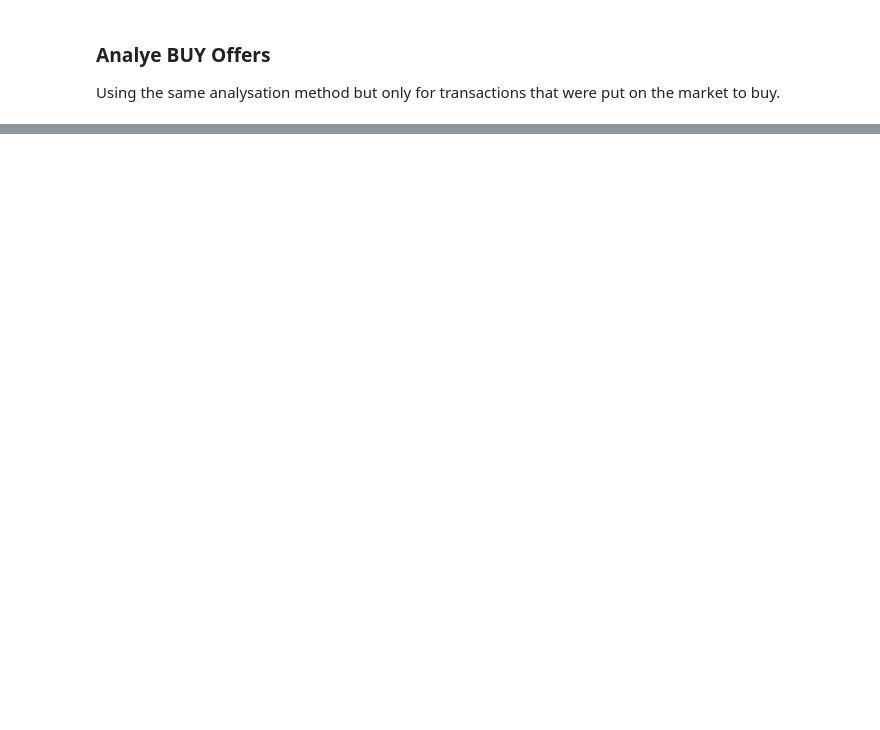
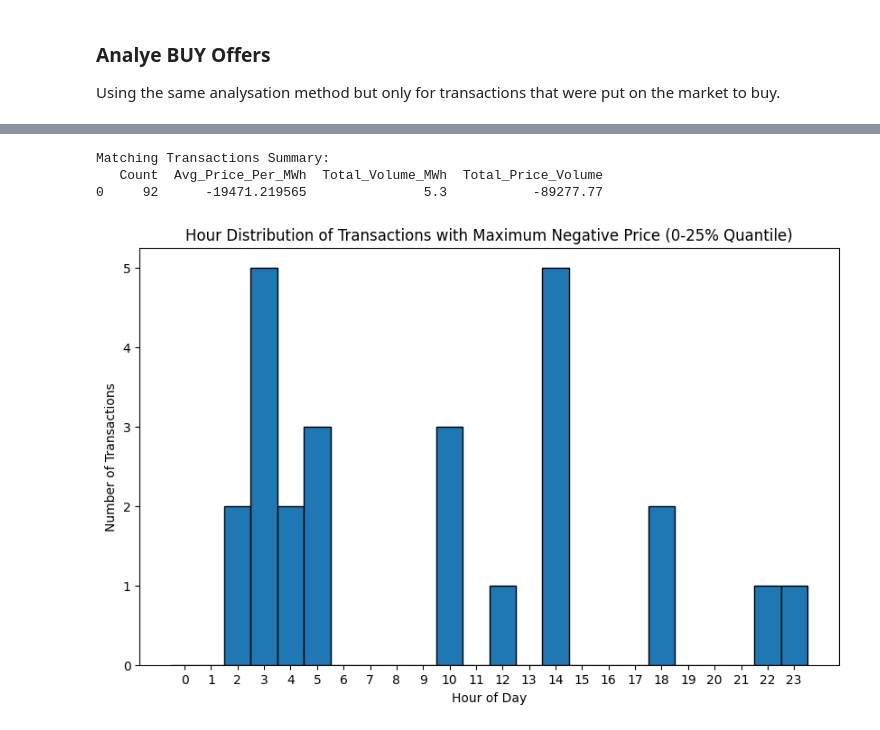
Before and after one commit to MarcelDeufel/Electricity-Buy-and-Sell-Agent, a Jupyter notebook: agent_monorepo/data-analysis.ipynb, the cells around one changed output, grey strips where cells are left out. Cells and saved outputs as stored; diff of their text form; code cells hidden in the pictures; blank space fills up the shorter version.

```diff
--- a/agent_monorepo/data-analysis.ipynb
+++ b/agent_monorepo/data-analysis.ipynb
@@ -626,0 +995,79 @@ len(df)
+# %%
+
+# ===== Preprocessing and Filtering =====
+
+# Work on a copy of the original dataframe
+df = filtered_negative_large_time_diff.copy()
+
+# Convert timestamp columns to datetime
+df["DeliveryStart"] = pd.to_datetime(df["DeliveryStart"], errors="coerce")
+df["DeliveryEnd"] = pd.to_datetime(df["DeliveryEnd"], errors="coerce")
+
+# Calculate the duration of the transaction in hours
+df["Duration_Hours"] = (df["DeliveryEnd"] - df["DeliveryStart"]).dt.total_seconds() / 3600
+
+# Filter out rows with invalid (zero or negative) durations
+df = df[df["Duration_Hours"] > 0].copy()
+
+# Calculate Volume Per Hour
+df["Volume_Per_Hour"] = df["Volume"] / df["Duration_Hours"]
+
+# ===== Filtering Based on Price Quantile and Volume =====
+
+# Step 1: Filter transactions that are in the 0%-1% price quantile.
+low_price_quantile_transactions = df[df["Price_Quantile"] == "0%-1%"].copy()
+
+# Step 2: Further filter for low volume transactions (Volume_Per_Hour <= 0.2 MWh)
+matching_transactions = low_price_quantile_transactions[
+    low_price_quantile_transactions["Volume_Per_Hour"] <= 0.2
+].copy()
+
+# (Optional) Print an aggregated summary of these matching transactions.
+matching_summary = pd.DataFrame({
+    "Count": [len(matching_transactions)],
+    "Avg_Price_Per_MWh": [matching_transactions["price_per_mwh"].mean()],
+    "Total_Volume_MWh": [matching_transactions["Volume"].sum()],
+    "Total_Price_Volume": [matching_transactions["Price"].sum()]
+})
+print("Matching Transactions Summary:")
+print(matching_summary)
+
+# ===== Identify Transactions with Maximum Negative Price (0-25% Quantile) =====
+
+if not matching_transactions.empty:
+    # Create quartile bins (4 bins: 0-25%, 25-50%, 50-75%, 75-100%) based on price_per_mwh
+    matching_transactions['Price_Quantile_Bin'] = pd.qcut(
+        matching_transactions["price_per_mwh"], q=4, duplicates='drop'
+    )
+
+    # The lowest quantile (first bin) represents the 0-25% quantile,
+    # i.e. transactions with the most negative (lowest) prices.
+    lowest_bin = matching_transactions['Price_Quantile_Bin'].cat.categories[0]
+    transactions_lowest_quantile = matching_transactions[
+        matching_transactions['Price_Quantile_Bin'] == lowest_bin
+    ].copy()
+else:
+    transactions_lowest_quantile = pd.DataFrame()
+
+# ===== Plot the Time Distribution =====
+
+if not transactions_lowest_quantile.empty:
+    # Extract the hour of day from the DeliveryStart timestamp.
+    transactions_lowest_quantile["Hour"] = transactions_lowest_quantile["DeliveryStart"].dt.hour
+
+    # Plot a histogram of the number of transactions by hour of day.
+    plt.figure(figsize=(10, 6))
+    # Use bins from -0.5 to 23.5 so that each integer hour is centered.
+    plt.hist(transactions_lowest_quantile["Hour"], bins=np.arange(-0.5, 24, 1), edgecolor='black')
+    plt.title("Hour Distribution of Transactions with Maximum Negative Price (0-25% Quantile)")
+    plt.xlabel("Hour of Day")
+    plt.ylabel("Number of Transactions")
+    plt.xticks(range(0, 24))
+    plt.show()
+else:
+    print("No transactions found in the lowest 25% quantile of matching_transactions.")
+# %% [output]
+Matching Transactions Summary:
+   Count  Avg_Price_Per_MWh  Total_Volume_MWh  Total_Price_Volume
+0     92      -19471.219565               5.3           -89277.77
+[figure, added]
```
Also changed, not shown: parts of 17 cells of this notebook, 2 other files.
